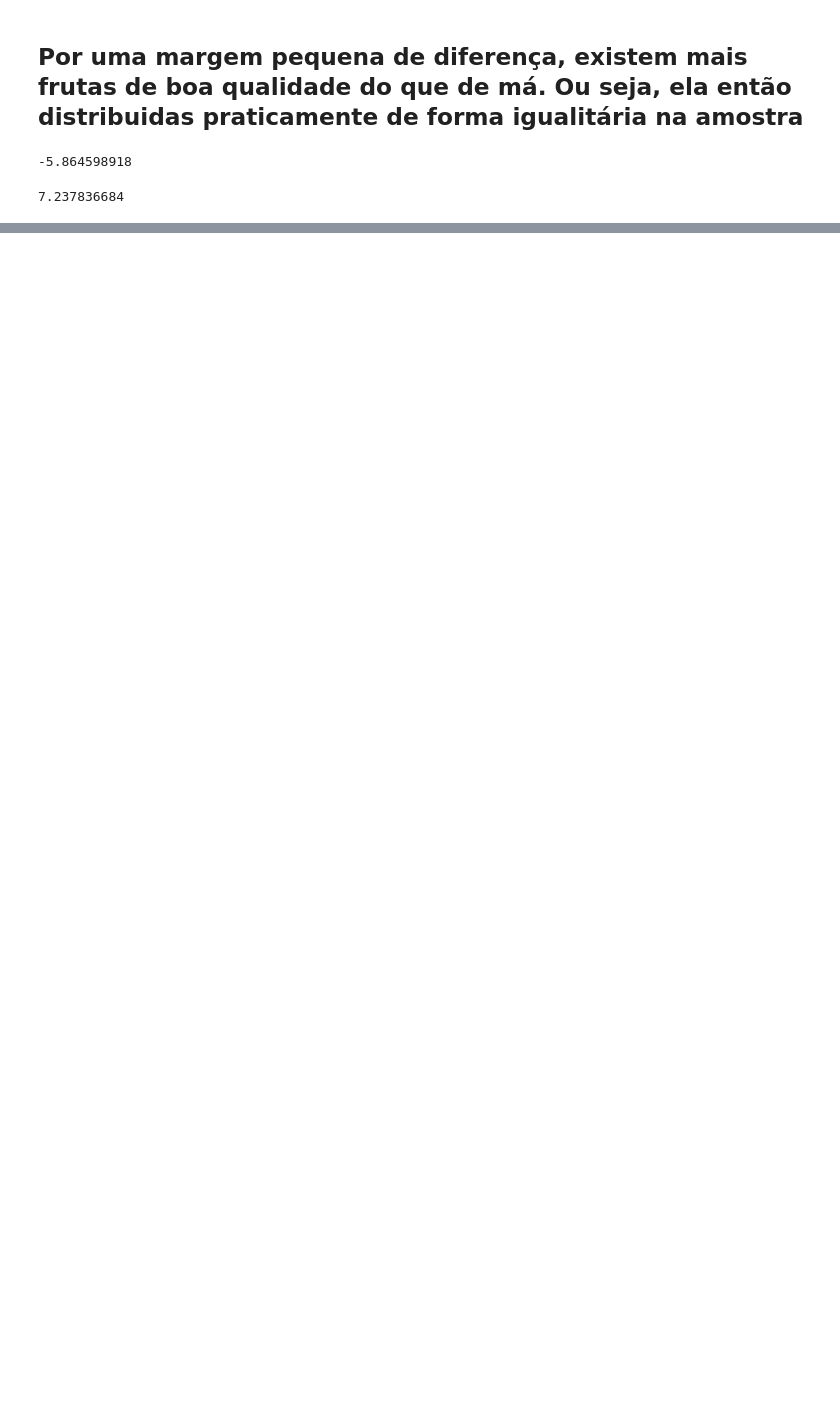
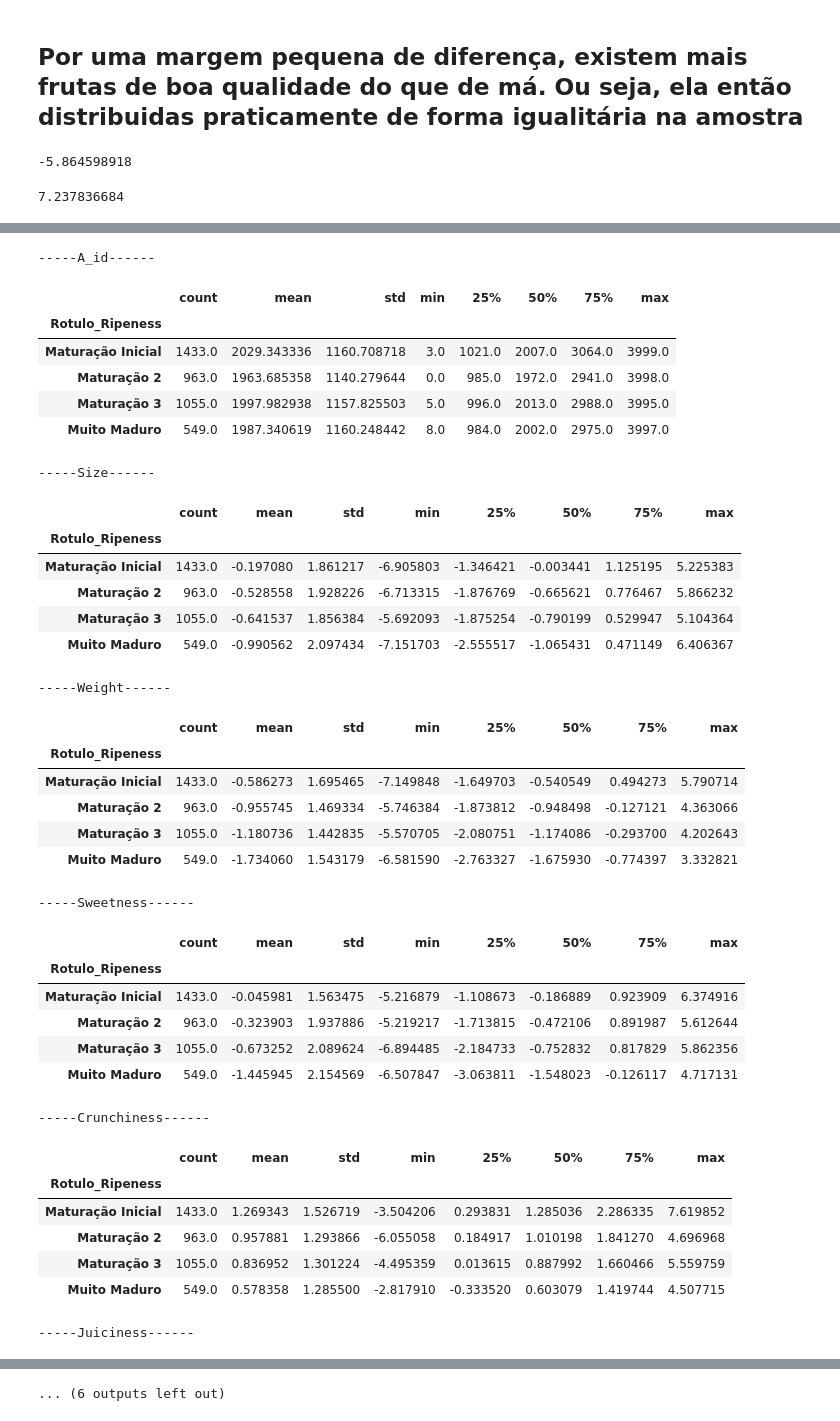
Before and after one commit to MiguelFreire-bit/Analise_de_Qualidade_de_Frutas, a Jupyter notebook: Análise de Qualidade de Frutas.ipynb, the cells around one changed output, grey strips where cells are left out. Saved outputs shown, nothing was run; the diff lists cells and outputs as text; code cells hidden in the pictures; blank space fills up the shorter version.

```diff
--- a/Análise de Qualidade de Frutas.ipynb
+++ b/Análise de Qualidade de Frutas.ipynb
@@ -429,0 +340,15 @@ df
+# %%
+# Discretização do Ripeness
+
+# Ordenar os valores
+maturidade_ordem = df['Ripeness'].sort_values(ascending=True)
+maturidade_ordem_index = maturidade_ordem.reset_index(drop=True)
+
+# Rótulos e pontos de corte
+rotulos = ['Maturação Inicial', 'Maturação 2', 'Maturação 3', 'Muito Maduro']
+bins = [-float('inf'), maturidade_ordem_index.loc[999], maturidade_ordem_index.loc[1999], maturidade_ordem_index.loc[2999], float('inf')]
+
+teste = pd.cut(maturidade_ordem, bins=bins, labels=rotulos, right=False)
+
+df['Rotulo_Ripeness'] = df.index.map(teste)
+df
@@ -429,0 +415,41 @@ df
+# %%
+for i in df.columns[0:-1]:
+    print(f"-----{i}------")
+    display(df.groupby('Rotulo_Ripeness')[i].describe())
+# %% [output]
+-----A_id------
+|  | count | mean | std | min | 25% | 50% | 75% | max |
+| Rotulo_Ripeness |  |  |  |  |  |  |  |  |
+| Maturação Inicial | 1433.0 | 2029.343336 | 1160.708718 | 3.0 | 1021.0 | 2007.0 | 3064.0 | 3999.0 |
+| Maturação 2 | 963.0 | 1963.685358 | 1140.279644 | 0.0 | 985.0 | 1972.0 | 2941.0 | 3998.0 |
+| Maturação 3 | 1055.0 | 1997.982938 | 1157.825503 | 5.0 | 996.0 | 2013.0 | 2988.0 | 3995.0 |
+| Muito Maduro | 549.0 | 1987.340619 | 1160.248442 | 8.0 | 984.0 | 2002.0 | 2975.0 | 3997.0 |
+-----Size------
+|  | count | mean | std | min | 25% | 50% | 75% | max |
+| Rotulo_Ripeness |  |  |  |  |  |  |  |  |
+| Maturação Inicial | 1433.0 | -0.197080 | 1.861217 | -6.905803 | -1.346421 | -0.003441 | 1.125195 | 5.225383 |
+| Maturação 2 | 963.0 | -0.528558 | 1.928226 | -6.713315 | -1.876769 | -0.665621 | 0.776467 | 5.866232 |
+| Maturação 3 | 1055.0 | -0.641537 | 1.856384 | -5.692093 | -1.875254 | -0.790199 | 0.529947 | 5.104364 |
+| Muito Maduro | 549.0 | -0.990562 | 2.097434 | -7.151703 | -2.555517 | -1.065431 | 0.471149 | 6.406367 |
+-----Weight------
+|  | count | mean | std | min | 25% | 50% | 75% | max |
+| Rotulo_Ripeness |  |  |  |  |  |  |  |  |
+| Maturação Inicial | 1433.0 | -0.586273 | 1.695465 | -7.149848 | -1.649703 | -0.540549 | 0.494273 | 5.790714 |
+| Maturação 2 | 963.0 | -0.955745 | 1.469334 | -5.746384 | -1.873812 | -0.948498 | -0.127121 | 4.363066 |
+| Maturação 3 | 1055.0 | -1.180736 | 1.442835 | -5.570705 | -2.080751 | -1.174086 | -0.293700 | 4.202643 |
+| Muito Maduro | 549.0 | -1.734060 | 1.543179 | -6.581590 | -2.763327 | -1.675930 | -0.774397 | 3.332821 |
+-----Sweetness------
+|  | count | mean | std | min | 25% | 50% | 75% | max |
+| Rotulo_Ripeness |  |  |  |  |  |  |  |  |
+| Maturação Inicial | 1433.0 | -0.045981 | 1.563475 | -5.216879 | -1.108673 | -0.186889 | 0.923909 | 6.374916 |
+| Maturação 2 | 963.0 | -0.323903 | 1.937886 | -5.219217 | -1.713815 | -0.472106 | 0.891987 | 5.612644 |
+| Maturação 3 | 1055.0 | -0.673252 | 2.089624 | -6.894485 | -2.184733 | -0.752832 | 0.817829 | 5.862356 |
+| Muito Maduro | 549.0 | -1.445945 | 2.154569 | -6.507847 | -3.063811 | -1.548023 | -0.126117 | 4.717131 |
+-----Crunchiness------
+|  | count | mean | std | min | 25% | 50% | 75% | max |
+| Rotulo_Ripeness |  |  |  |  |  |  |  |  |
+| Maturação Inicial | 1433.0 | 1.269343 | 1.526719 | -3.504206 | 0.293831 | 1.285036 | 2.286335 | 7.619852 |
+| Maturação 2 | 963.0 | 0.957881 | 1.293866 | -6.055058 | 0.184917 | 1.010198 | 1.841270 | 4.696968 |
+| Maturação 3 | 1055.0 | 0.836952 | 1.301224 | -4.495359 | 0.013615 | 0.887992 | 1.660466 | 5.559759 |
+| Muito Maduro | 549.0 | 0.578358 | 1.285500 | -2.817910 | -0.333520 | 0.603079 | 1.419744 | 4.507715 |
+-----Juiciness------
@@ -429,0 +462 @@ df
+... (6 outputs left out)
```
Also changed, not shown: parts of 33 cells of this notebook.
